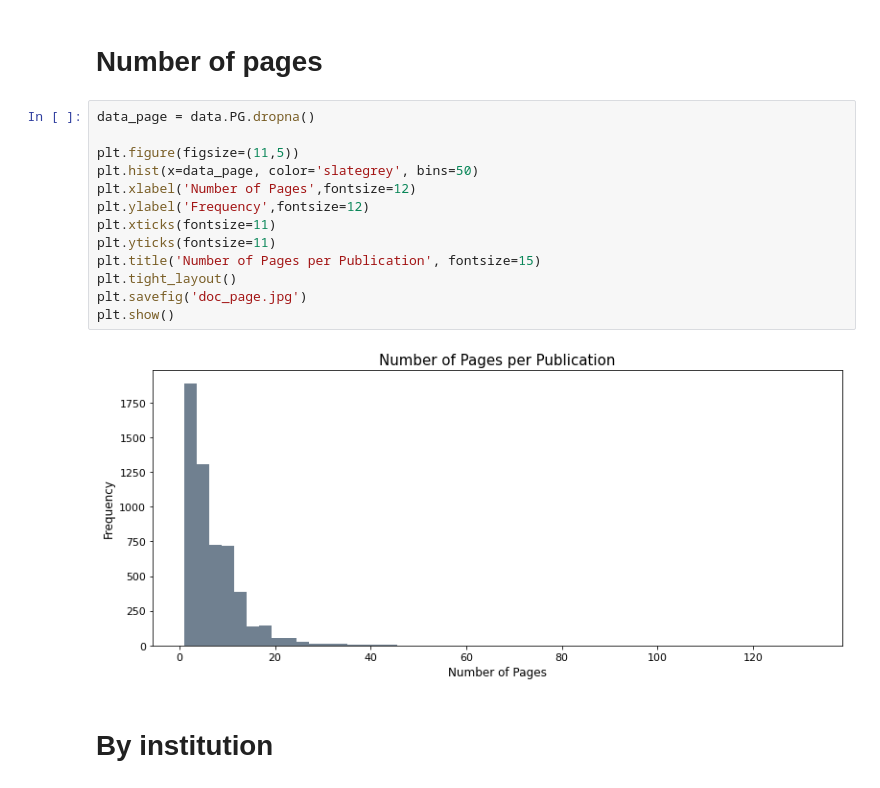
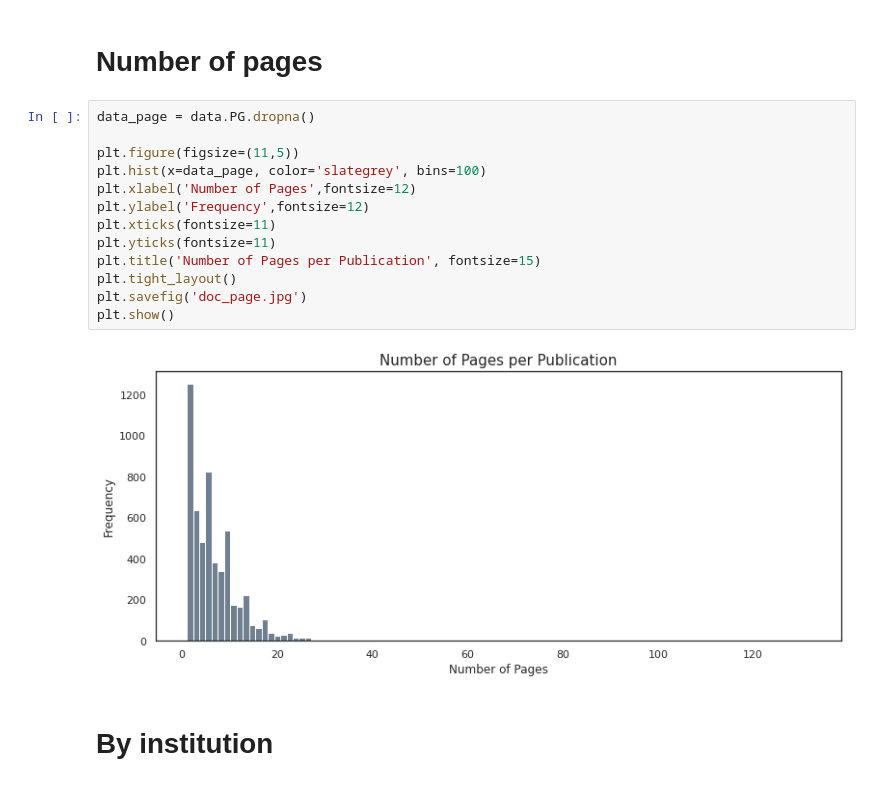
Before and after one commit to schneeboat/ana_2020, a Jupyter notebook: bibliographic_cov19_2020.ipynb, the cells around one changed output. Saved outputs shown, nothing was run; the diff lists cells and outputs as text.

```diff
--- a/bibliographic_cov19_2020.ipynb
+++ b/bibliographic_cov19_2020.ipynb
@@ -131,18 +117,18 @@ plt.show()
 # %%
 data_page = data.PG.dropna()
 
 plt.figure(figsize=(11,5))
-plt.hist(x=data_page, color='slategrey', bins=50)
+plt.hist(x=data_page, color='slategrey', bins=100)
 plt.xlabel('Number of Pages',fontsize=12)
 plt.ylabel('Frequency',fontsize=12)
 plt.xticks(fontsize=11)
 plt.yticks(fontsize=11)
 plt.title('Number of Pages per Publication', fontsize=15)
 plt.tight_layout()
 plt.savefig('doc_page.jpg')
 plt.show()
 # %% [output]
-[figure, old version]
+[figure, new version]
 # %% [markdown]
 # By institution
 # %%
```
Also changed, not shown: parts of 34 cells of this notebook.
